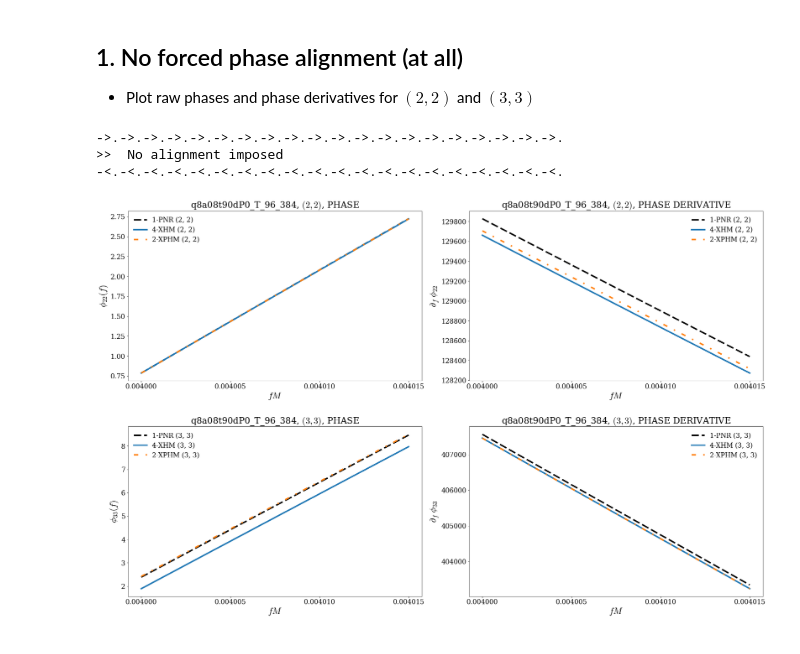
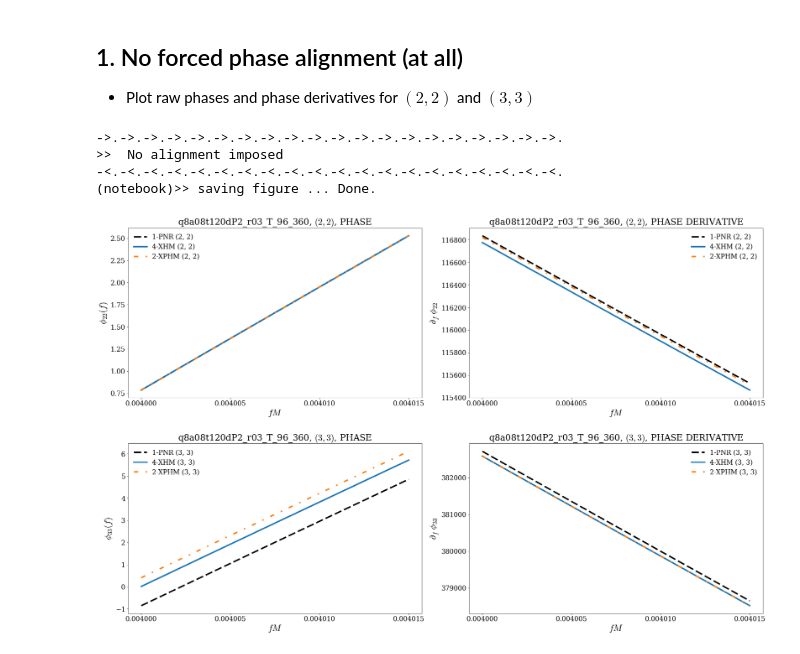
Before and after one commit to llondon6/PhenomXCP, a Jupyter notebook: issues/9_force_phase_alignment.ipynb, the cells around one changed output. Saved outputs shown, nothing was run; the diff lists cells and outputs as text; code cells hidden in the pictures.

```diff
--- a/issues/9_force_phase_alignment.ipynb
+++ b/issues/9_force_phase_alignment.ipynb
@@ -41,8 +41,8 @@ calibration_data_dict = pickle.load( open( data_path, "rb" ) )
 ## Select NR calibration case to use as reference
 # %%
 #
-# bam_id = 'q8a08t120'
-bam_id = 'q8a08t90'
+bam_id = 'q8a08t120'
+# bam_id = 'q8a08t90'
 # bam_id = 'q8a06t150'
 a = scsearch(keyword=bam_id,verbose=True,catalog=calibration_catalog)[-1]
 # %% [output]
@@ -127,34 +127,40 @@ for opt in opts:
         #
         sca( ax[kk] )
         plot( ff, phi, lw=lw, label=opt.upper()+' %s'%str(k), c = cs[opt], ls=ls[opt] )
         #xscale('log')
         ylabel(r'$\phi_{%i%i}(f)$'%(ll,mm))
         title(a.simname+', $(%i,%i)$, PHASE'%(ll,mm))
 
         #
         sca( ax[kk+1] )
         plot( ff, dphi, lw=lw, label=opt.upper()+' %s'%str(k), c = cs[opt], ls=ls[opt] )
         title(a.simname+', $(%i,%i)$, PHASE DERIVATIVE'%(ll,mm))
         ylabel(r'$\partial_f \; \phi_{%i%i}$'%(ll,mm))
 
 
 #
 tight_layout(h_pad=4)
 for ax_ in ax:
     sca(ax_)
     xlabel('$fM$')
     legend()
     ax_.set_xticks( linspace(ff[0],ff[-1],4) )
 
 #
 print('->.'*20)
 print('>> ',magenta('No alignment imposed'))
 print('-<.'*20)
+
+#
+alert('saving figure ... ',end='')
+savefig('/Users/book/KOALA/PhenomXCP/gallery/9_force_phase_alignment/a_phase_comparison_%s.pdf'%a.simname,pad_inches=0,bbox_inches='tight')
+print(blue('Done')+'.')
 # %% [output]
 ->.->.->.->.->.->.->.->.->.->.->.->.->.->.->.->.->.->.->.->.
 >>  No alignment imposed
 -<.-<.-<.-<.-<.-<.-<.-<.-<.-<.-<.-<.-<.-<.-<.-<.-<.-<.-<.-<.
+(notebook)>> saving figure ... Done.
-[figure, old version]
+[figure, new version]
 # %% [markdown]
 ## Comments
 * In eaerly inspiral, XPHM and PNR should agree with XHM; however, this only appears to be the case for the $(2,2)$ phase
```
Also changed, not shown: parts of 4 cells of this notebook, 9 other files.
